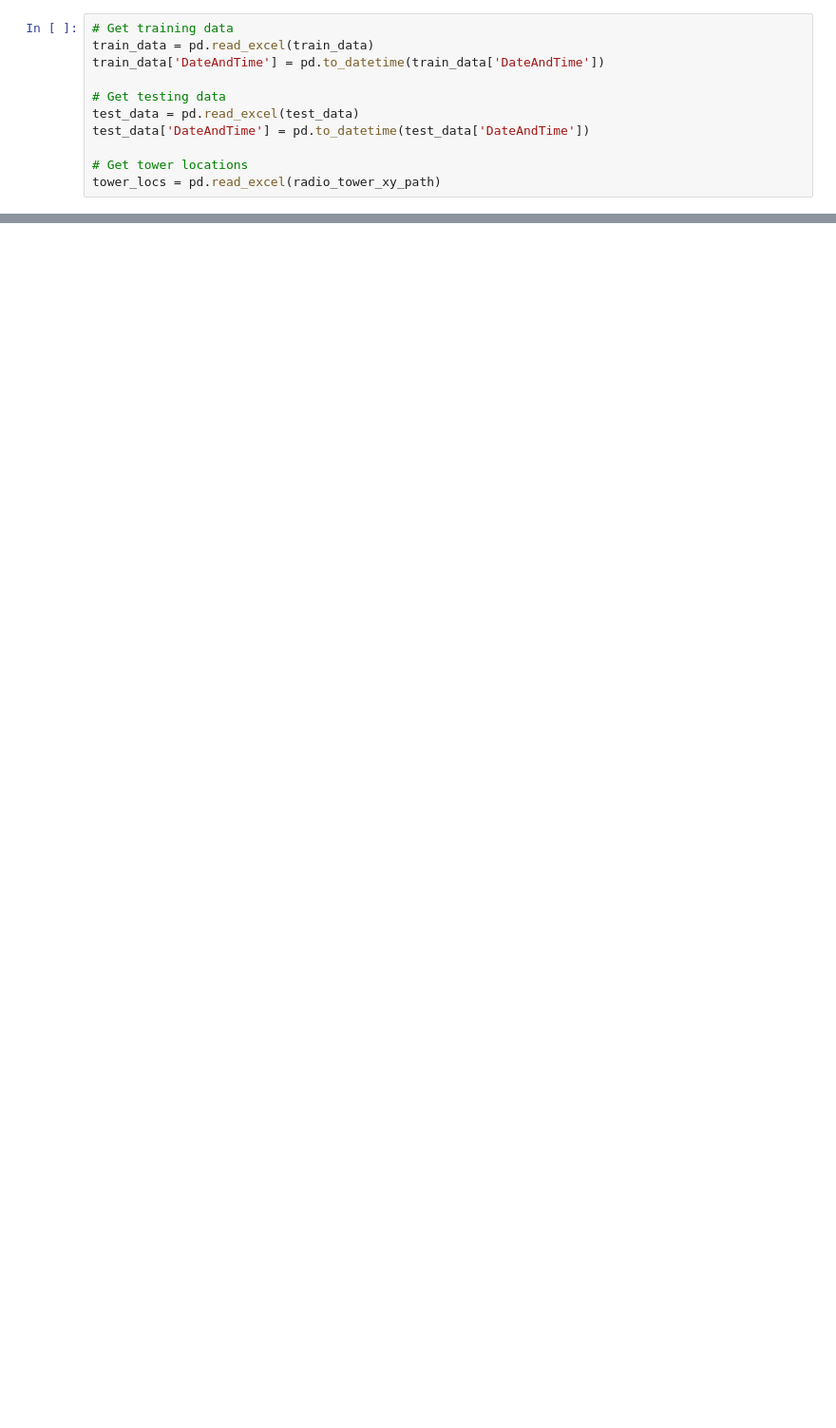
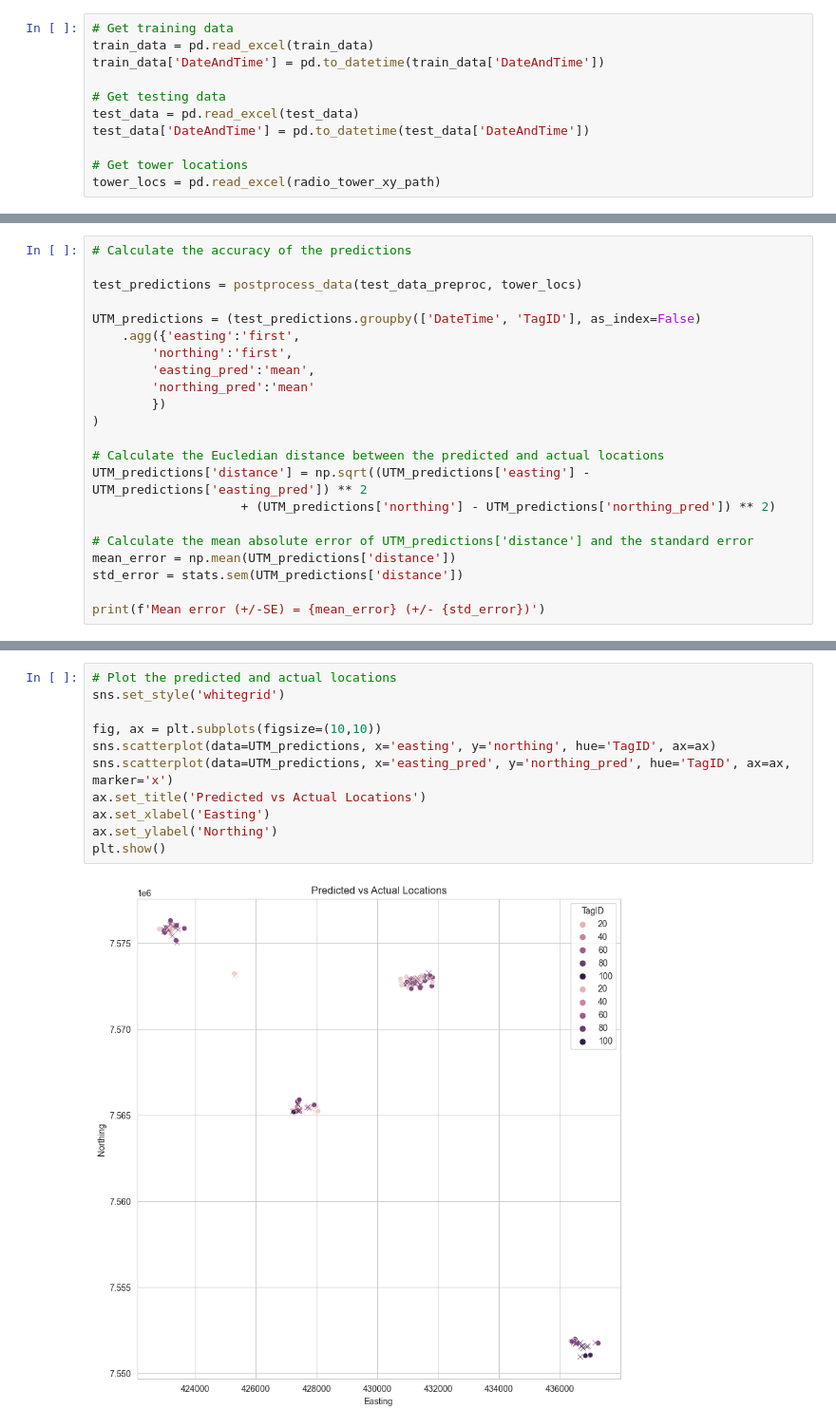
Before and after one commit to johnvanosta/ml4rt, a Jupyter notebook: train_mode_h2o.ipynb, the cells around one changed output, grey strips where cells are left out. Shown at 95% size. Cells and saved outputs as stored; diff of their text form; blank space fills up the shorter version.

```diff
--- a/train_mode_h2o.ipynb
+++ b/train_mode_h2o.ipynb
@@ -207,0 +132,22 @@ lb.head(rows=lb.nrows)  # Print all rows instead of default (10 rows)
+# %%
+# Calculate the accuracy of the predictions
+
+test_predictions = postprocess_data(test_data_preproc, tower_locs)
+
+UTM_predictions = (test_predictions.groupby(['DateTime', 'TagID'], as_index=False)
+    .agg({'easting':'first',
+        'northing':'first',
+        'easting_pred':'mean',
+        'northing_pred':'mean'
+        })
+)
+
+# Calculate the Eucledian distance between the predicted and actual locations
+UTM_predictions['distance'] = np.sqrt((UTM_predictions['easting'] - UTM_predictions['easting_pred']) ** 2
+                    + (UTM_predictions['northing'] - UTM_predictions['northing_pred']) ** 2)
+
+# Calculate the mean absolute error of UTM_predictions['distance'] and the standard error
+mean_error = np.mean(UTM_predictions['distance'])
+std_error = stats.sem(UTM_predictions['distance'])
+
+print(f'Mean error (+/-SE) = {mean_error} (+/- {std_error})')
@@ -207,0 +156,13 @@ lb.head(rows=lb.nrows)  # Print all rows instead of default (10 rows)
+# %%
+# Plot the predicted and actual locations
+sns.set_style('whitegrid')
+
+fig, ax = plt.subplots(figsize=(10,10))
+sns.scatterplot(data=UTM_predictions, x='easting', y='northing', hue='TagID', ax=ax)
+sns.scatterplot(data=UTM_predictions, x='easting_pred', y='northing_pred', hue='TagID', ax=ax, marker='x')
+ax.set_title('Predicted vs Actual Locations')
+ax.set_xlabel('Easting')
+ax.set_ylabel('Northing')
+plt.show()
+# %% [output]
+[figure, added]
```
Also changed, not shown: parts of 14 cells of this notebook, 12 other files.
